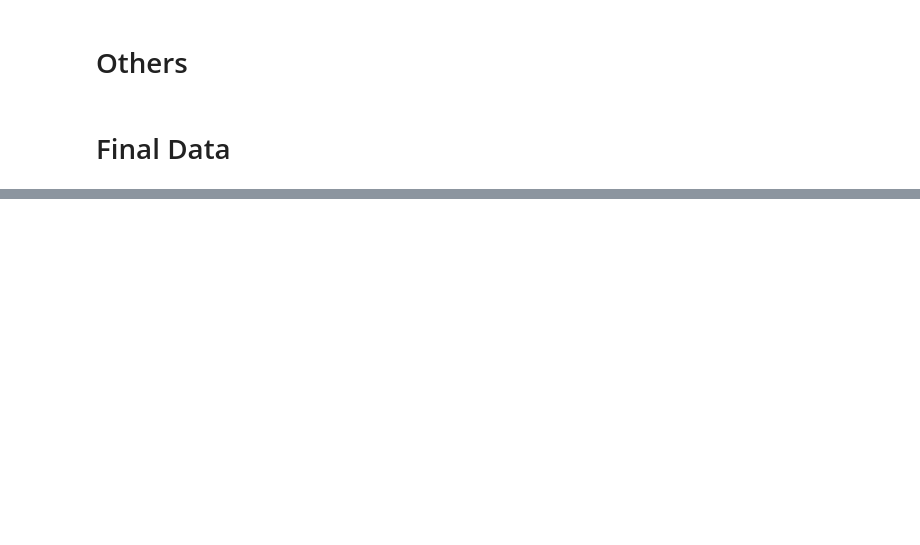
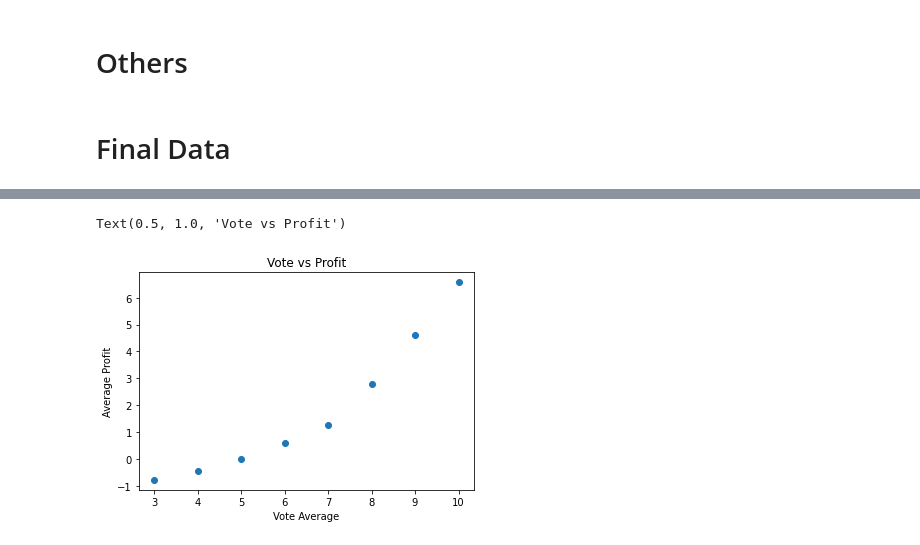
Before and after one commit to Jaiprakash91194/IMDB_DataCleaning, a Jupyter notebook: IMDB_DataCleaning.ipynb, the cells around one changed output, grey strips where cells are left out. Drawn from its saved outputs; the diff is of its cells as text; code cells hidden in the pictures; blank space fills up the shorter version.

```diff
--- a/IMDB_DataCleaning.ipynb
+++ b/IMDB_DataCleaning.ipynb
@@ -1004,8 +994,6 @@ Index(['adult', 'budget', 'id', 'imdb_id', 'original_language',
 # Others
 # %%
 data = data.drop(columns = ['production_countries'])
-# %%
-data = data.drop(columns = ['z_score_popularity', 'outliers'])
 # %% [markdown]
 # Final Data
 # %%
@@ -1043,3 +1027,5 @@ Name: profit, dtype: float64
+# %%
+dataBudgetRevenue.reset_index(drop=True, inplace=True)
 # %%
 dataBudgetRevenue.to_csv('finalCleanedData.csv')
 # %% [markdown]
@@ -1074 +1059,10 @@ averageProfitForBin
  6.575757575757576]
+# %%
+import matplotlib.pyplot as plt
+plt.scatter(x = [1,2,3,4,5,6,7,8,9,10], y = averageProfitForBin)
+plt.xlabel('Vote Average')
+plt.ylabel('Average Profit')
+plt.title('Vote vs Profit')
+# %% [output]
+Text(0.5, 1.0, 'Vote vs Profit')
+[figure, added]
```
Also changed, not shown: parts of 45 cells of this notebook.
